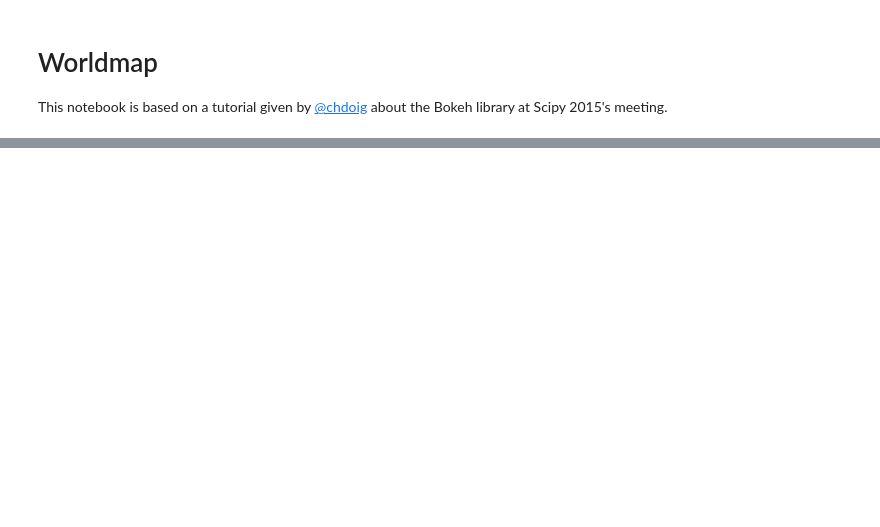
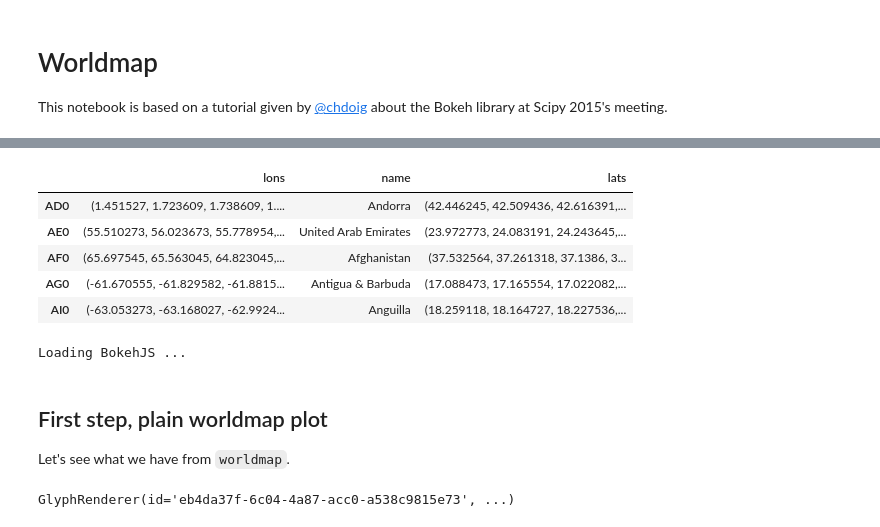
Before and after one commit to chbrandt/pynotes, a Jupyter notebook: plot/Worldmap.ipynb, the cells around one changed output, grey strips where cells are left out. Cells and saved outputs as stored; diff of their text form; code cells hidden in the pictures; blank space fills up the shorter version.

```diff
--- a/plot/Worldmap.ipynb
+++ b/plot/Worldmap.ipynb
@@ -103,0 +44,30 @@ worldmap
+# %%
+worldmap.head()
+# %% [output]
+|  | lons | name | lats |
+| AD0 | (1.451527, 1.723609, 1.738609, 1.... | Andorra | (42.446245, 42.509436, 42.616391,... |
+| AE0 | (55.510273, 56.023673, 55.778954,... | United Arab Emirates | (23.972773, 24.083191, 24.243645,... |
+| AF0 | (65.697545, 65.563045, 64.823045,... | Afghanistan | (37.532564, 37.261318, 37.1386, 3... |
+| AG0 | (-61.670555, -61.829582, -61.8815... | Antigua & Barbuda | (17.088473, 17.165554, 17.022082,... |
+| AI0 | (-63.053273, -63.168027, -62.9924... | Anguilla | (18.259118, 18.164727, 18.227536,... |
+# %%
+from bokeh.plotting import output_notebook
+# Output option
+output_notebook()
+# %% [output]
+Loading BokehJS ...
+# %% [markdown]
+## First step, plain worldmap plot
+
+Let's see what we have from `worldmap`.
+# %%
+from bokeh.plotting import figure
+
+# Create your plot
+p = figure(plot_height=500, plot_width=900, toolbar_location="left",
+    x_axis_type=None, y_axis_type=None)
+
+p.patches(xs=worldmap['lons'], ys=worldmap['lats'], fill_color="white", fill_alpha=0,
+    line_color="black", line_width=0.5)
+# %% [output]
+GlyphRenderer(id='eb4da37f-6c04-4a87-acc0-a538c9815e73', ...)
```
Also changed, not shown: parts of 45 cells of this notebook, 1 other file.
